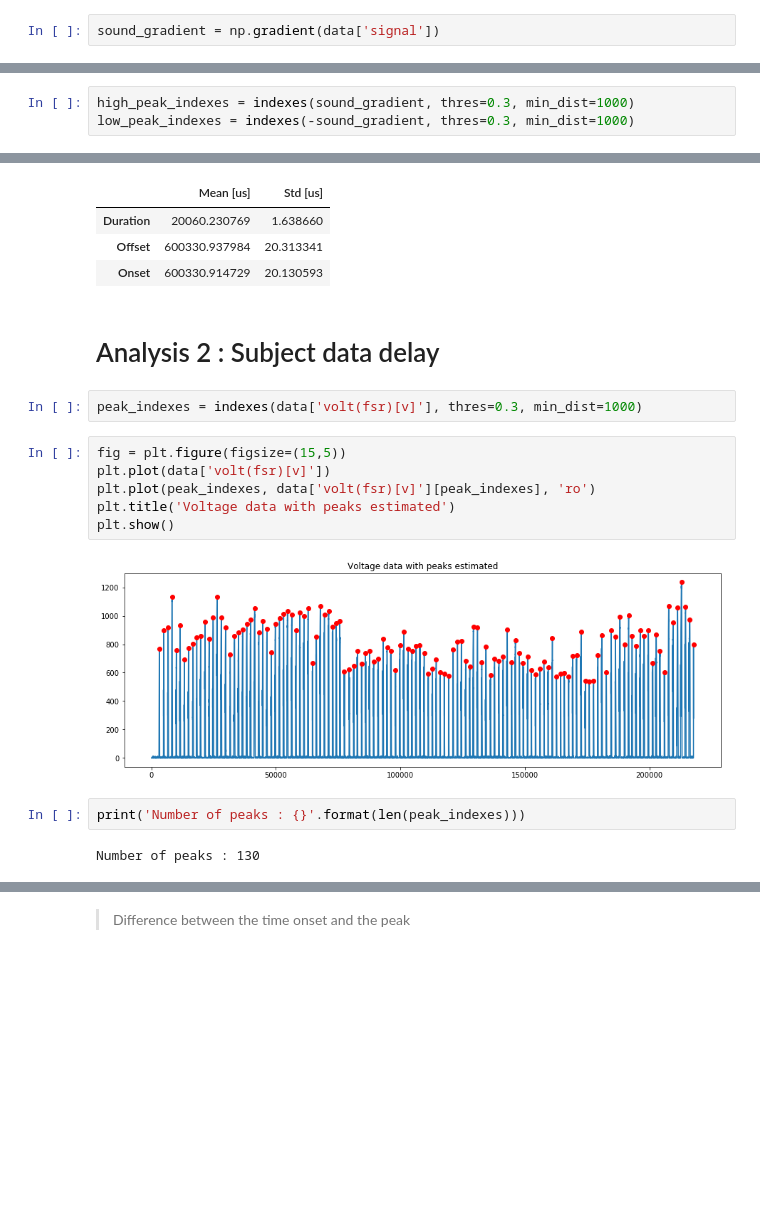
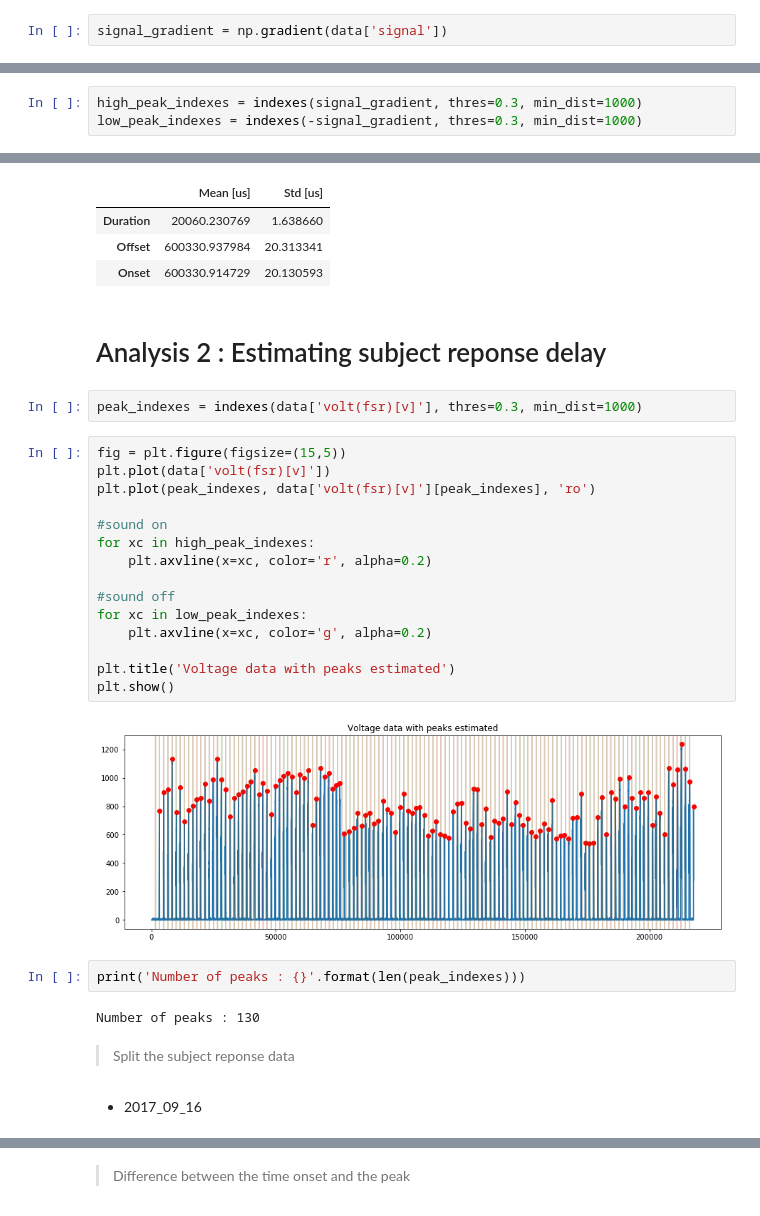
Before and after one commit to kcho/temporal_recalibration, a Jupyter notebook: Untitled.ipynb, the cells around one changed output, grey strips where cells are left out. Drawn from its saved outputs; the diff is of its cells as text; blank space fills up the shorter version.

Commit message:
split dataframe

```diff
--- a/Untitled.ipynb
+++ b/Untitled.ipynb
@@ -152,4 +149,4 @@ plt.show()
 - Negative peak : offset time
 - Time between those two peaks : duration
 # %%
-sound_gradient = np.gradient(data['signal'])
+signal_gradient = np.gradient(data['signal'])
@@ -160,8 +157,8 @@ array([ 0. ,  0. ,  0. , ...,  0. ,  0.5,  1. ])
 # %% [markdown]
 > Peak estimation
 # %%
-high_peak_indexes = indexes(sound_gradient, thres=0.3, min_dist=1000)
-low_peak_indexes = indexes(-sound_gradient, thres=0.3, min_dist=1000)
+high_peak_indexes = indexes(signal_gradient, thres=0.3, min_dist=1000)
+low_peak_indexes = indexes(-signal_gradient, thres=0.3, min_dist=1000)
 # %%
 fig = plt.figure(figsize=(15,5))
 plt.plot(data['signal'])
@@ -196,18 +193,31 @@ tmp_df
 | Offset | 600330.937984 | 20.313341 |
 | Onset | 600330.914729 | 20.130593 |
 # %% [markdown]
-# Analysis 2 : Subject data delay
+# Analysis 2 : Estimating subject reponse delay
 # %%
 peak_indexes = indexes(data['volt(fsr)[v]'], thres=0.3, min_dist=1000)
 # %%
 fig = plt.figure(figsize=(15,5))
 plt.plot(data['volt(fsr)[v]'])
 plt.plot(peak_indexes, data['volt(fsr)[v]'][peak_indexes], 'ro')
+
+#sound on
+for xc in high_peak_indexes:
+    plt.axvline(x=xc, color='r', alpha=0.2)
+
+#sound off
+for xc in low_peak_indexes:
+    plt.axvline(x=xc, color='g', alpha=0.2)
+
 plt.title('Voltage data with peaks estimated')
 plt.show()
 # %% [output]
-[figure, old version]
+[figure, new version]
 # %%
 print('Number of peaks : {}'.format(len(peak_indexes)))
 # %% [output]
 Number of peaks : 130
+# %% [markdown]
+> Split the subject reponse data
+# %% [markdown]
+- 2017_09_16
```
Also changed, not shown: parts of 10 cells of this notebook.
